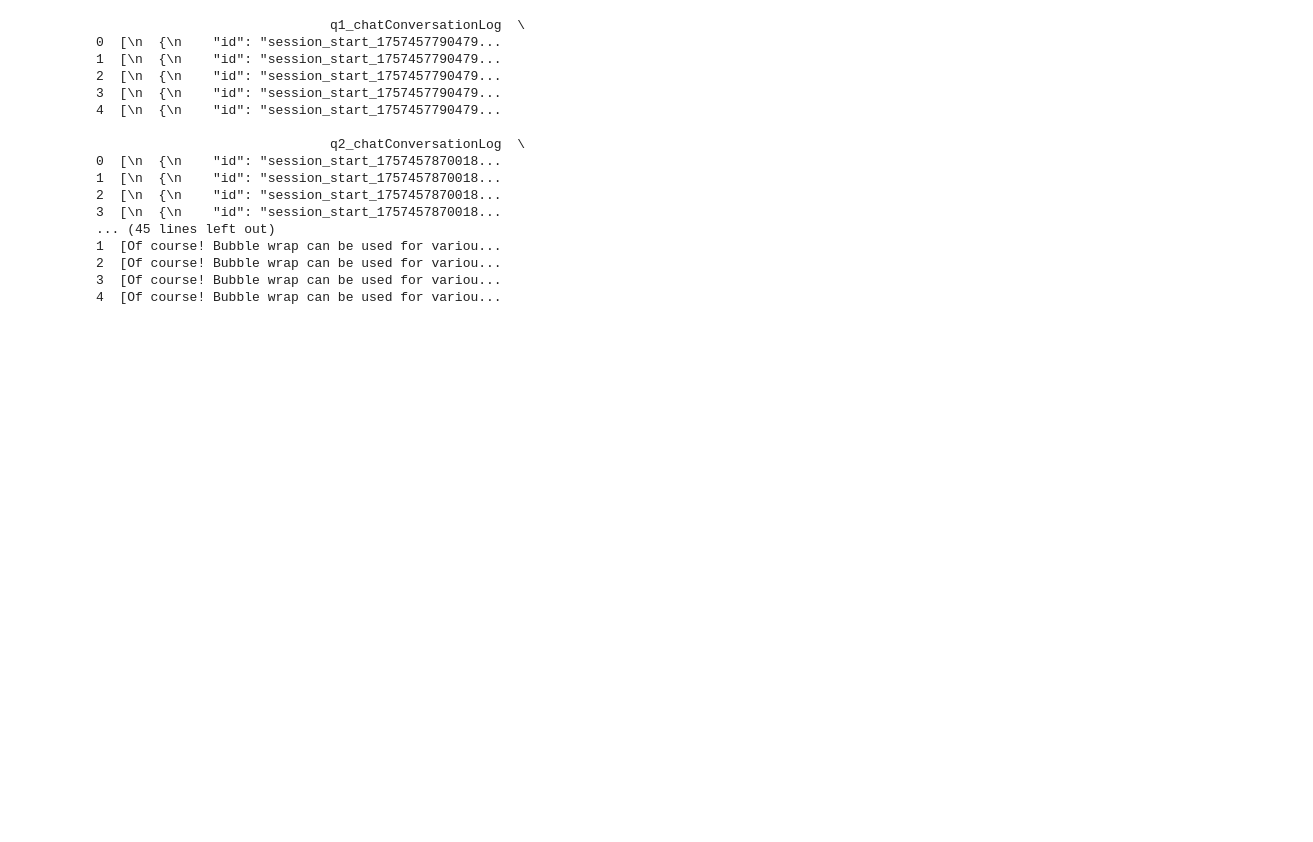
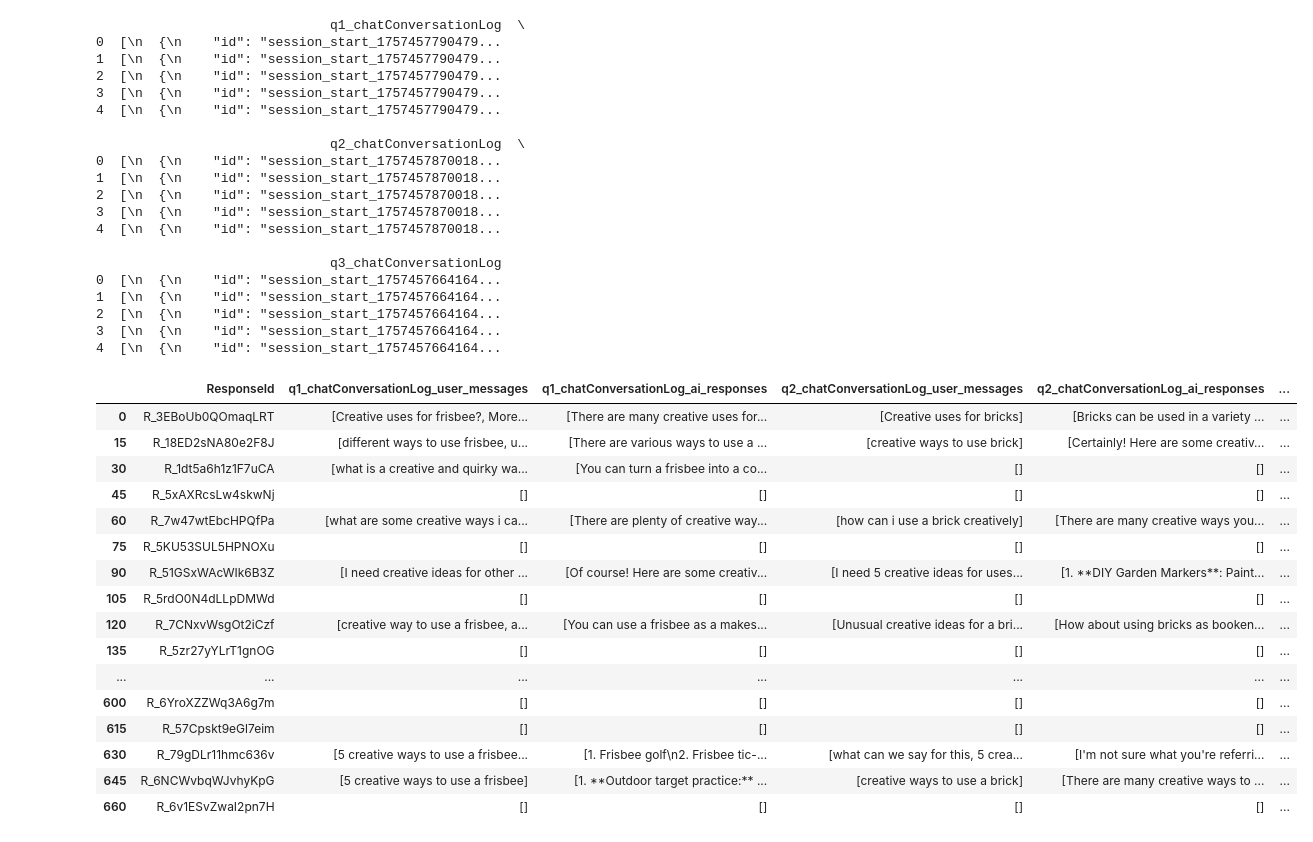
Before and after one commit to sarahhannahwu/idea_generation, a Jupyter notebook: chat_log.ipynb, the cells around one changed output. Cells and saved outputs as stored; diff of their text form; code cells hidden in the pictures; blank space fills up the shorter version.

```diff
--- a/chat_log.ipynb
+++ b/chat_log.ipynb
@@ -6,51 +6,83 @@ import json
 # Clean the chat log data
 
 # Read in the trial_data.csv file as a pandas DataFrame
-trial_data_path = os.path.expanduser('~/Desktop/idea_generation/trial_data.csv')  # Update with your actual path
+trial_data_path = os.path.expanduser('data/trial_data.csv')  # Update with your actual path
 trial_data = pd.read_csv(trial_data_path)
 
 # Subset to the columns that end in 'chatConversationLog'
 chat_log_columns = [col for col in trial_data.columns if col.endswith('chatConversationLog')]
 #Display the first few rows of the chat log columns
 print(trial_data[chat_log_columns].head())
 
 # Parse the chat logs to extract user messages and AI responses. If the 'type' = 'user_message', extract the 'content' field as the user message. If the 'type' = 'ai_response', extract the 'content' field as the AI response.
 
-def parse_chat_log(chat_log_json):
-    if not isinstance(chat_log_json, str) or chat_log_json.strip() == '':
-        return [], []
+def parse_chat_log(chat_log):
+    user_messages = []
+    ai_responses = []
     try:
-        chat_log = json.loads(chat_log_json)
+        log_entries = json.loads(chat_log)
+        for entry in log_entries:
+            if entry.get('type') == 'user_message':
+                user_messages.append(entry.get('content', ''))
+            elif entry.get('type') == 'ai_response':
+                ai_responses.append(entry.get('content', ''))
     except (json.JSONDecodeError, TypeError):
-        return [], []
-    user_messages = [entry['content'] for entry in chat_log if entry.get('type') == 'user_message']
-    ai_responses = [entry['content'] for entry in chat_log if entry.get('type') == 'ai_response']
+        pass  # Handle invalid JSON or None values gracefully
     return user_messages, ai_responses
 
-# Apply the parsing function to each chat log column and create new columns for user messages and AI responses
+# Apply the parsing function to each chat log column
 for col in chat_log_columns:
-    trial_data[f'{col}_user_messages'] = trial_data[col].apply(lambda x: parse_chat_log(x)[0] if pd.notnull(x) else [])
-    trial_data[f'{col}_ai_responses'] = trial_data[col].apply(lambda x: parse_chat_log(x)[1] if pd.notnull(x) else [])
+    trial_data[f'{col}_user_messages'] = trial_data[col].apply(lambda x: parse_chat_log(x)[0])
+    trial_data[f'{col}_ai_responses'] = trial_data[col].apply(lambda x: parse_chat_log(x)[1])
 
-# Display the first few rows of the new columns
-print(trial_data[[f'{col}_user_messages' for col in chat_log_columns] + [f'{col}_ai_responses' for col in chat_log_columns]].head())
-# Display as a pandas DataFrame
-chat_log_df = pd.DataFrame(trial_data[[f'{col}_user_messages' for col in chat_log_columns] + [f'{col}_ai_responses' for col in chat_log_columns]])
+# Create a new DataFrame with the extracted user messages and AI responses, keeping the ResponseId column
+extracted_columns = ['ResponseId']
+for col in chat_log_columns:
+    extracted_columns.append(f'{col}_user_messages')
+    extracted_columns.append(f'{col}_ai_responses')
+chat_log_df = trial_data[extracted_columns]
+
+# Subset to unique rows based on the ResponseId column
+chat_log_df = chat_log_df.drop_duplicates(subset=['ResponseId'])
+
+
+# Display the columns as a pandas DataFrame
+pd.DataFrame(chat_log_df).head(100)
 # %% [output]
                               q1_chatConversationLog  \
 0  [\n  {\n    "id": "session_start_1757457790479...
 1  [\n  {\n    "id": "session_start_1757457790479...
 2  [\n  {\n    "id": "session_start_1757457790479...
 3  [\n  {\n    "id": "session_start_1757457790479...
 4  [\n  {\n    "id": "session_start_1757457790479...
 
                               q2_chatConversationLog  \
 0  [\n  {\n    "id": "session_start_1757457870018...
 1  [\n  {\n    "id": "session_start_1757457870018...
 2  [\n  {\n    "id": "session_start_1757457870018...
 3  [\n  {\n    "id": "session_start_1757457870018...
-... (45 lines left out)
-1  [Of course! Bubble wrap can be used for variou...
-2  [Of course! Bubble wrap can be used for variou...
-3  [Of course! Bubble wrap can be used for variou...
-4  [Of course! Bubble wrap can be used for variou...
+4  [\n  {\n    "id": "session_start_1757457870018...
+
+                              q3_chatConversationLog
+0  [\n  {\n    "id": "session_start_1757457664164...
+1  [\n  {\n    "id": "session_start_1757457664164...
+2  [\n  {\n    "id": "session_start_1757457664164...
+3  [\n  {\n    "id": "session_start_1757457664164...
+4  [\n  {\n    "id": "session_start_1757457664164...
+|  | ResponseId | q1_chatConversationLog_user_messages | q1_chatConversationLog_ai_responses | q2_chatConversationLog_user_messages | q2_chatConversationLog_ai_responses | ... |
+| 0 | R_3EBoUb0QOmaqLRT | [Creative uses for frisbee?, More... | [There are many creative uses for... | [Creative uses for bricks] | [Bricks can be used in a variety ... | ... |
+| 15 | R_18ED2sNA80e2F8J | [different ways to use frisbee, u... | [There are various ways to use a ... | [creative ways to use brick] | [Certainly! Here are some creativ... | ... |
+| 30 | R_1dt5a6h1z1F7uCA | [what is a creative and quirky wa... | [You can turn a frisbee into a co... | [] | [] | ... |
+| 45 | R_5xAXRcsLw4skwNj | [] | [] | [] | [] | ... |
+| 60 | R_7w47wtEbcHPQfPa | [what are some creative ways i ca... | [There are plenty of creative way... | [how can i use a brick creatively] | [There are many creative ways you... | ... |
+| 75 | R_5KU53SUL5HPNOXu | [] | [] | [] | [] | ... |
+| 90 | R_51GSxWAcWIk6B3Z | [I need creative ideas for other ... | [Of course! Here are some creativ... | [I need 5 creative ideas for uses... | [1. **DIY Garden Markers**: Paint... | ... |
+| 105 | R_5rdO0N4dLLpDMWd | [] | [] | [] | [] | ... |
+| 120 | R_7CNxvWsgOt2iCzf | [creative way to use a frisbee, a... | [You can use a frisbee as a makes... | [Unusual creative ideas for a bri... | [How about using bricks as booken... | ... |
+| 135 | R_5zr27yYLrT1gnOG | [] | [] | [] | [] | ... |
+| ... | ... | ... | ... | ... | ... | ... |
+| 600 | R_6YroXZZWq3A6g7m | [] | [] | [] | [] | ... |
+| 615 | R_57Cpskt9eGl7eim | [] | [] | [] | [] | ... |
+| 630 | R_79gDLr11hmc636v | [5 creative ways to use a frisbee... | [1. Frisbee golf\n2. Frisbee tic-... | [what can we say for this, 5 crea... | [I'm not sure what you're referri... | ... |
+| 645 | R_6NCWvbqWJvhyKpG | [5 creative ways to use a frisbee] | [1. **Outdoor target practice:** ... | [creative ways to use a brick] | [There are many creative ways to ... | ... |
+| 660 | R_6v1ESvZwaI2pn7H | [] | [] | [] | [] | ... |
```
Also changed, not shown: parts of 1 cell of this notebook, 6 other files.
